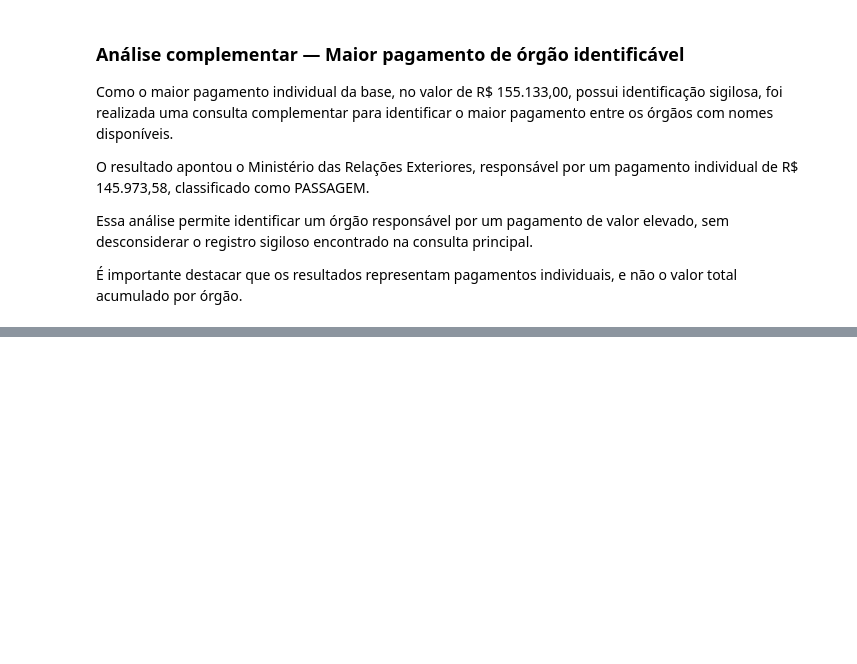
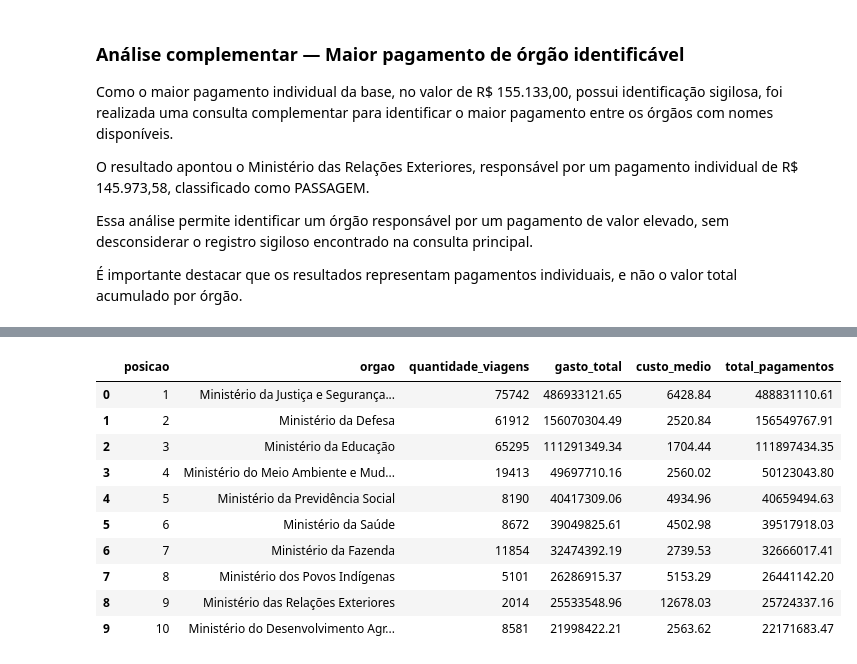
Before and after one commit to gatsumoto/sctec.tad, a Jupyter notebook: Projeto_Final_CaioCorrea_Analise_de_Dados_T5/3_analise.ipynb, the cells around one changed output, grey strips where cells are left out. Saved outputs shown, nothing was run; the diff lists cells and outputs as text; code cells hidden in the pictures; blank space fills up the shorter version.

Commit message:
feat: integrando a camada Gold e as validações ao notebook

```diff
--- a/Projeto_Final_CaioCorrea_Analise_de_Dados_T5/3_analise.ipynb
+++ b/Projeto_Final_CaioCorrea_Analise_de_Dados_T5/3_analise.ipynb
@@ -793,0 +810,34 @@ individuais, e não o valor total acumulado por órgão.
+# %%
+consulta_gold = """
+SELECT
+    posicao,
+    nome_orgao_superior AS orgao,
+    quantidade_viagens,
+    gasto_total,
+    custo_medio,
+    total_pagamentos
+FROM gold_ranking_orgaos
+ORDER BY posicao
+LIMIT 10;
+"""
+
+with conectar() as conexao, conexao.cursor() as cursor:
+    cursor.execute(consulta_gold)
+    resultados = cursor.fetchall()
+    colunas = [coluna[0] for coluna in cursor.description]
+
+ranking_gold = pd.DataFrame(resultados, columns=colunas)
+
+display(ranking_gold)
+# %% [output]
+|  | posicao | orgao | quantidade_viagens | gasto_total | custo_medio | total_pagamentos |
+| 0 | 1 | Ministério da Justiça e Segurança... | 75742 | 486933121.65 | 6428.84 | 488831110.61 |
+| 1 | 2 | Ministério da Defesa | 61912 | 156070304.49 | 2520.84 | 156549767.91 |
+| 2 | 3 | Ministério da Educação | 65295 | 111291349.34 | 1704.44 | 111897434.35 |
+| 3 | 4 | Ministério do Meio Ambiente e Mud... | 19413 | 49697710.16 | 2560.02 | 50123043.80 |
+| 4 | 5 | Ministério da Previdência Social | 8190 | 40417309.06 | 4934.96 | 40659494.63 |
+| 5 | 6 | Ministério da Saúde | 8672 | 39049825.61 | 4502.98 | 39517918.03 |
+| 6 | 7 | Ministério da Fazenda | 11854 | 32474392.19 | 2739.53 | 32666017.41 |
+| 7 | 8 | Ministério dos Povos Indígenas | 5101 | 26286915.37 | 5153.29 | 26441142.20 |
+| 8 | 9 | Ministério das Relações Exteriores | 2014 | 25533548.96 | 12678.03 | 25724337.16 |
+| 9 | 10 | Ministério do Desenvolvimento Agr... | 8581 | 21998422.21 | 2563.62 | 22171683.47 |
```
Also changed, not shown: parts of 3 cells of this notebook.
